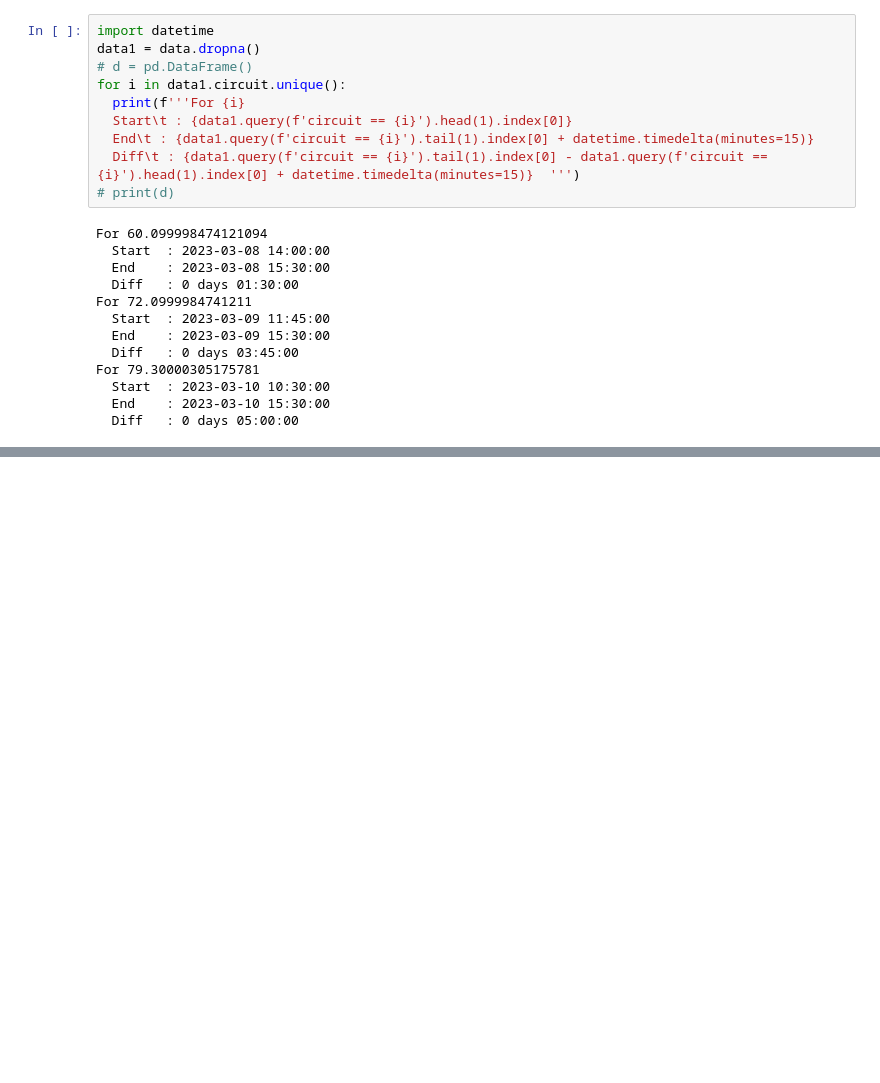
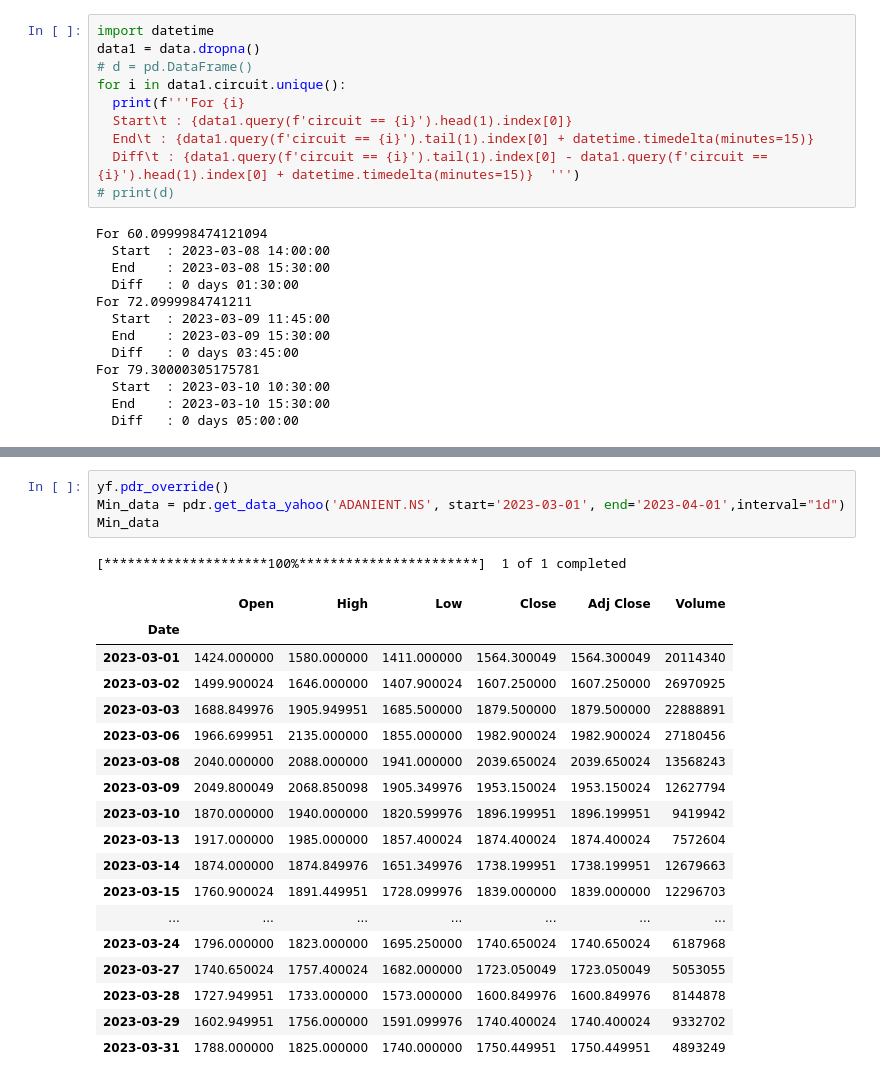
Before and after one commit to shreya139/Circuits-in-Stocks, a Jupyter notebook: Circuit_Identification_Updated.ipynb, the cells around one changed output, grey strips where cells are left out. Drawn from its saved outputs; the diff is of its cells as text; blank space fills up the shorter version.

```diff
--- a/Circuit_Identification_Updated.ipynb
+++ b/Circuit_Identification_Updated.ipynb
@@ -359,0 +383,24 @@ For 79.30000305175781
+# %%
+yf.pdr_override()
+Min_data = pdr.get_data_yahoo('ADANIENT.NS', start='2023-03-01', end='2023-04-01',interval="1d")
+Min_data
+# %% [output]
+[*********************100%***********************]  1 of 1 completed
+|  | Open | High | Low | Close | Adj Close | Volume |
+| Date |  |  |  |  |  |  |
+| 2023-03-01 | 1424.000000 | 1580.000000 | 1411.000000 | 1564.300049 | 1564.300049 | 20114340 |
+| 2023-03-02 | 1499.900024 | 1646.000000 | 1407.900024 | 1607.250000 | 1607.250000 | 26970925 |
+| 2023-03-03 | 1688.849976 | 1905.949951 | 1685.500000 | 1879.500000 | 1879.500000 | 22888891 |
+| 2023-03-06 | 1966.699951 | 2135.000000 | 1855.000000 | 1982.900024 | 1982.900024 | 27180456 |
+| 2023-03-08 | 2040.000000 | 2088.000000 | 1941.000000 | 2039.650024 | 2039.650024 | 13568243 |
+| 2023-03-09 | 2049.800049 | 2068.850098 | 1905.349976 | 1953.150024 | 1953.150024 | 12627794 |
+| 2023-03-10 | 1870.000000 | 1940.000000 | 1820.599976 | 1896.199951 | 1896.199951 | 9419942 |
+| 2023-03-13 | 1917.000000 | 1985.000000 | 1857.400024 | 1874.400024 | 1874.400024 | 7572604 |
+| 2023-03-14 | 1874.000000 | 1874.849976 | 1651.349976 | 1738.199951 | 1738.199951 | 12679663 |
+| 2023-03-15 | 1760.900024 | 1891.449951 | 1728.099976 | 1839.000000 | 1839.000000 | 12296703 |
+| ... | ... | ... | ... | ... | ... | ... |
+| 2023-03-24 | 1796.000000 | 1823.000000 | 1695.250000 | 1740.650024 | 1740.650024 | 6187968 |
+| 2023-03-27 | 1740.650024 | 1757.400024 | 1682.000000 | 1723.050049 | 1723.050049 | 5053055 |
+| 2023-03-28 | 1727.949951 | 1733.000000 | 1573.000000 | 1600.849976 | 1600.849976 | 8144878 |
+| 2023-03-29 | 1602.949951 | 1756.000000 | 1591.099976 | 1740.400024 | 1740.400024 | 9332702 |
+| 2023-03-31 | 1788.000000 | 1825.000000 | 1740.000000 | 1750.449951 | 1750.449951 | 4893249 |
```
Also changed, not shown: parts of 5 cells of this notebook.
